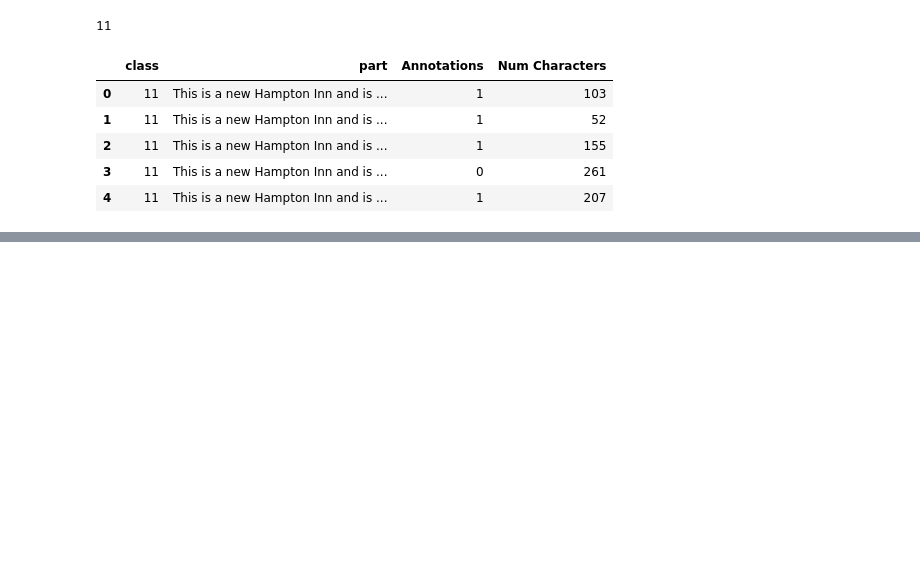
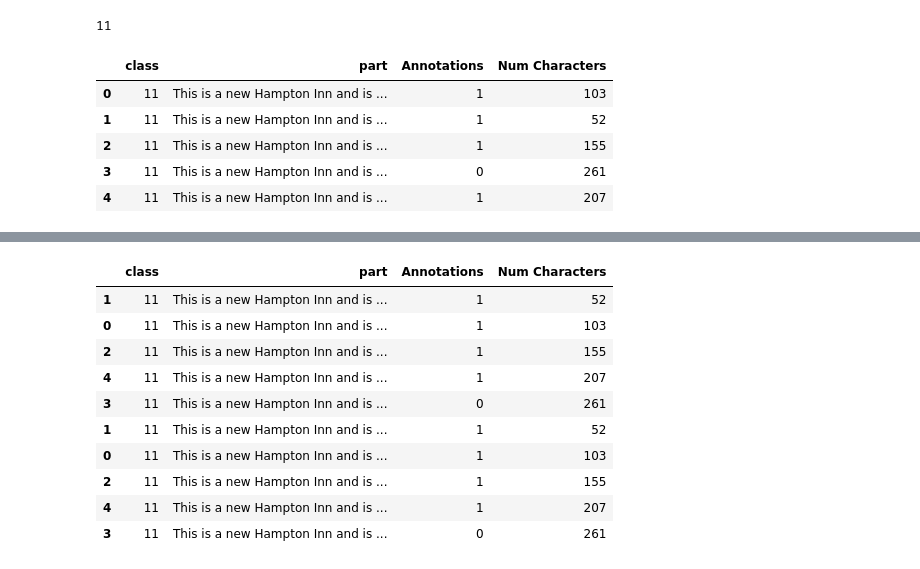
Before and after one commit to e-d-p-9/Hotel-Reviews, a Jupyter notebook: task2/hotel_sub_1_add_percentage.ipynb, the cells around one changed output, grey strips where cells are left out. Saved outputs shown, nothing was run; the diff lists cells and outputs as text; code cells hidden in the pictures; blank space fills up the shorter version.

Commit message:
add code to create new dataframe and append sorted results to it from original

```diff
--- a/task2/hotel_sub_1_add_percentage.ipynb
+++ b/task2/hotel_sub_1_add_percentage.ipynb
@@ -176,0 +228,4 @@ test_frame
+# %%
+testdf = df
+# %%
+testdf.loc[testdf['class'] == unique_values[0]] = testdf.loc[testdf['class'] == unique_values[0]].sort_values(by="Num Characters")
@@ -177,2 +256,2 @@ test_frame
 # %%
-test_frame.sort_values(by='Num Characters')
+testing = testdf.loc[testdf['class'] == unique_values[0]].sort_values(by="Num Characters")
@@ -187,0 +267,19 @@ test_frame.sort_values(by='Num Characters')
+# %%
+# create empty dataframe and append our sorted results
+sorted_num_char_df = pd.DataFrame(columns=['class','part', 'Annotations', 'Num Characters'])
+sorted_num_char_df = pd.concat([sorted_num_char_df, testing])
+sorted_num_char_df = pd.concat([sorted_num_char_df, testing])
+
+sorted_num_char_df
+# %% [output]
+|  | class | part | Annotations | Num Characters |
+| 1 | 11 | This is a new Hampton Inn and is ... | 1 | 52 |
+| 0 | 11 | This is a new Hampton Inn and is ... | 1 | 103 |
+| 2 | 11 | This is a new Hampton Inn and is ... | 1 | 155 |
+| 4 | 11 | This is a new Hampton Inn and is ... | 1 | 207 |
+| 3 | 11 | This is a new Hampton Inn and is ... | 0 | 261 |
+| 1 | 11 | This is a new Hampton Inn and is ... | 1 | 52 |
+| 0 | 11 | This is a new Hampton Inn and is ... | 1 | 103 |
+| 2 | 11 | This is a new Hampton Inn and is ... | 1 | 155 |
+| 4 | 11 | This is a new Hampton Inn and is ... | 1 | 207 |
+| 3 | 11 | This is a new Hampton Inn and is ... | 0 | 261 |
```
Also changed, not shown: parts of 14 cells of this notebook.
